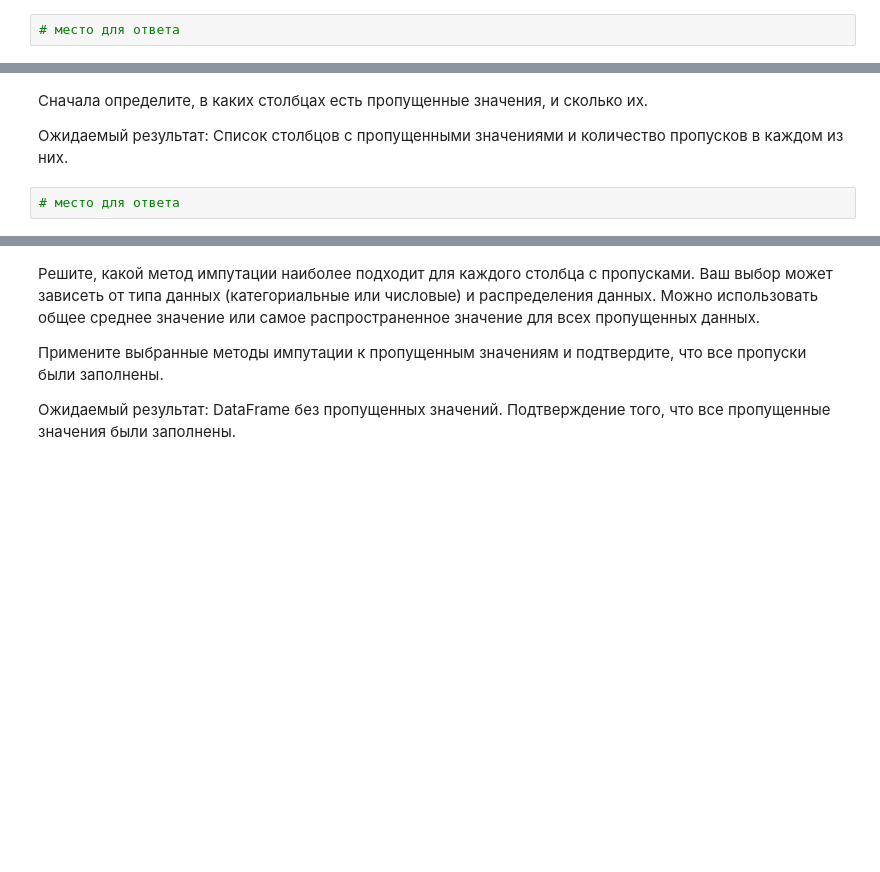
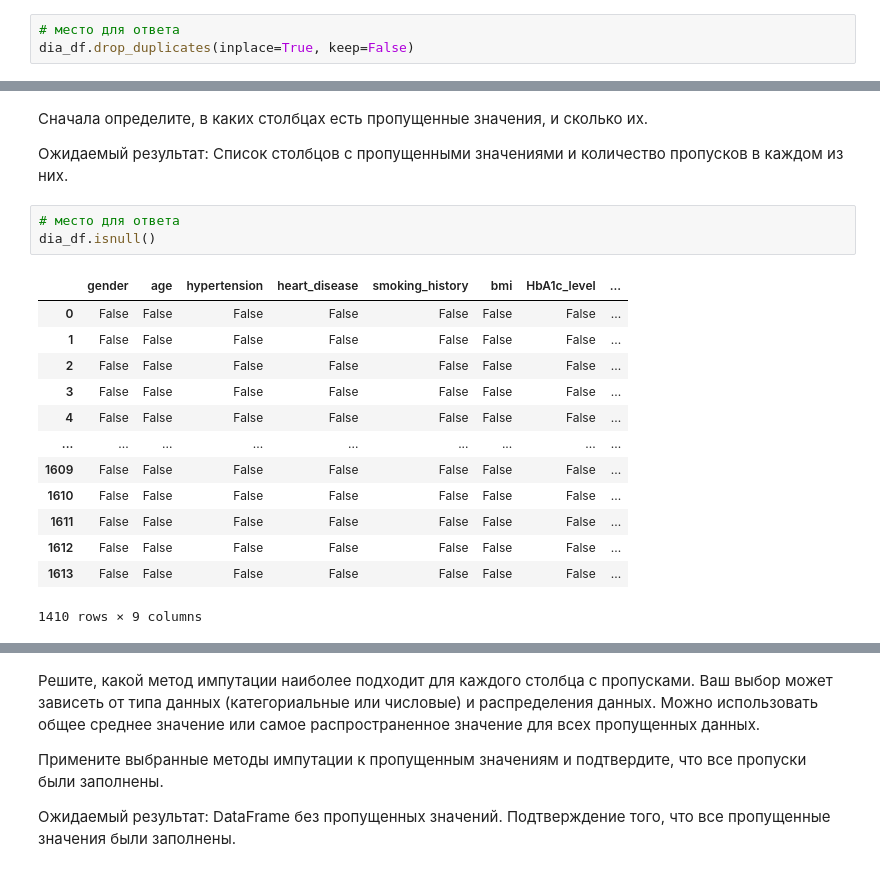
Before and after one commit to KuanyshKK/AI, a Jupyter notebook: homework_6_pandas.ipynb, the cells around one changed output, grey strips where cells are left out. Saved outputs shown, nothing was run; the diff lists cells and outputs as text; blank space fills up the shorter version.

```diff
--- a/homework_6_pandas.ipynb
+++ b/homework_6_pandas.ipynb
@@ -106,3 +229,4 @@
 Если дубликаты найдены, удалите их, и затем проверьте, были ли все дубликаты успешно удалены.
 # %%
 # место для ответа
+dia_df.drop_duplicates(inplace=True, keep=False)
@@ -116,3 +244,18 @@
 Ожидаемый результат: Список столбцов с пропущенными значениями и количество пропусков в каждом из них.
 # %%
 # место для ответа
+dia_df.isnull()
+# %% [output]
+|  | gender | age | hypertension | heart_disease | smoking_history | bmi | HbA1c_level | ... |
+| 0 | False | False | False | False | False | False | False | ... |
+| 1 | False | False | False | False | False | False | False | ... |
+| 2 | False | False | False | False | False | False | False | ... |
+| 3 | False | False | False | False | False | False | False | ... |
+| 4 | False | False | False | False | False | False | False | ... |
+| ... | ... | ... | ... | ... | ... | ... | ... | ... |
+| 1609 | False | False | False | False | False | False | False | ... |
+| 1610 | False | False | False | False | False | False | False | ... |
+| 1611 | False | False | False | False | False | False | False | ... |
+| 1612 | False | False | False | False | False | False | False | ... |
+| 1613 | False | False | False | False | False | False | False | ... |
+1410 rows × 9 columns
```
Also changed, not shown: parts of 23 cells of this notebook.
